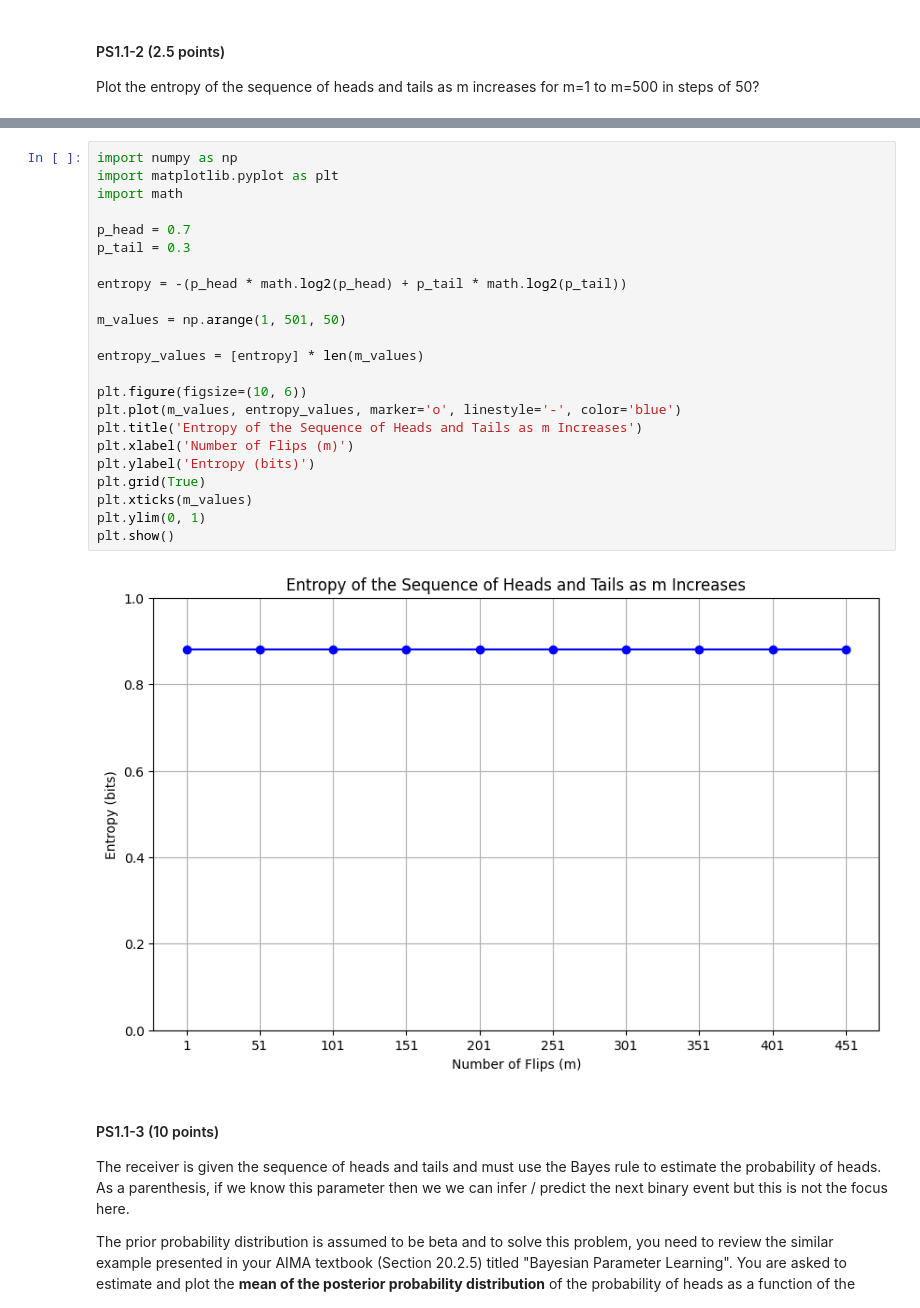
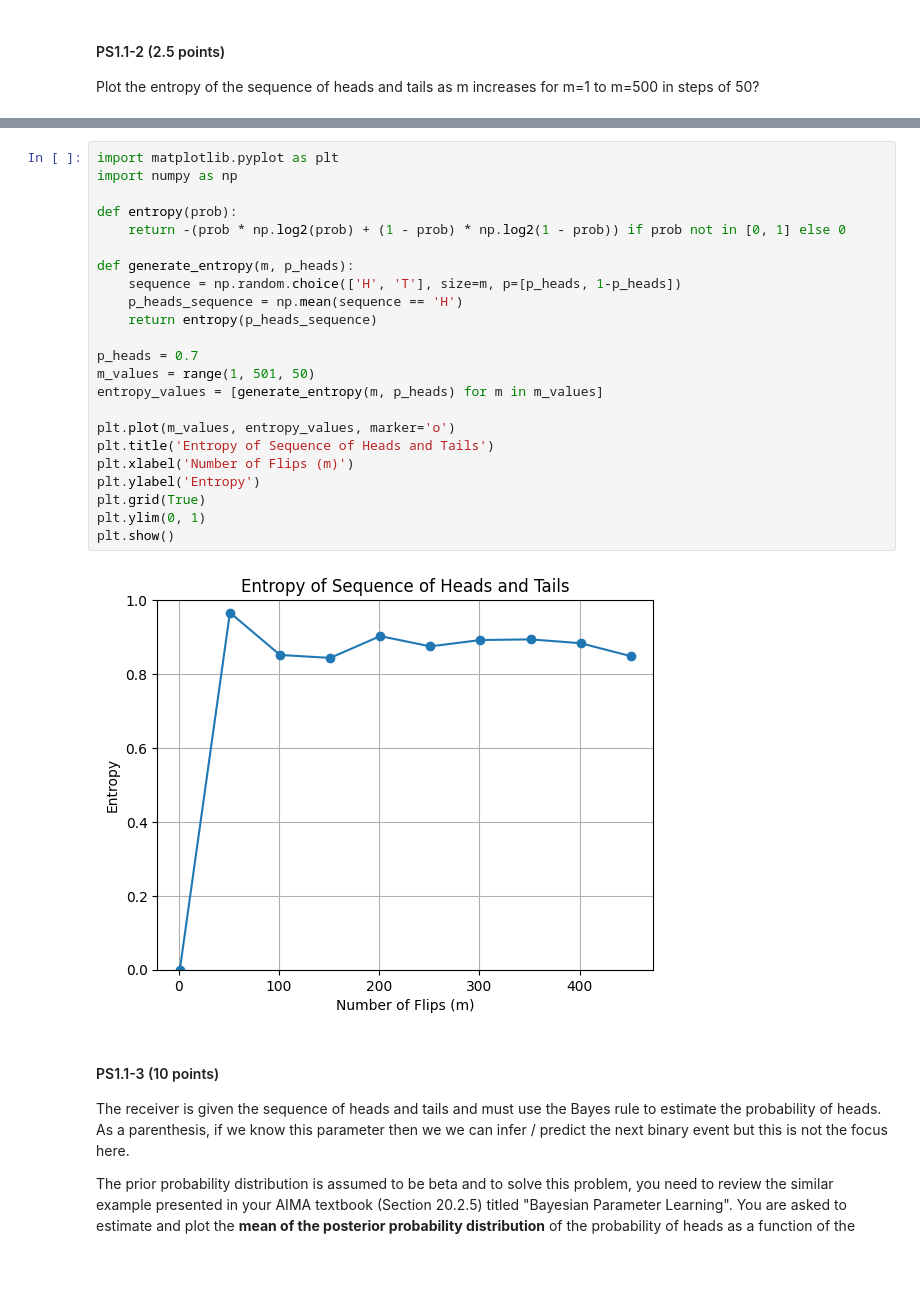
Before and after one commit to TNorsang/CS370-assignments, a Jupyter notebook: midterm-take-home/take-home.ipynb, the cells around one changed output, grey strips where cells are left out. Saved outputs shown, nothing was run; the diff lists cells and outputs as text; blank space fills up the shorter version.

```diff
--- a/midterm-take-home/take-home.ipynb
+++ b/midterm-take-home/take-home.ipynb
@@ -53,28 +56,28 @@ Requirement already satisfied: numpy<1.29.0,>=1.22.4 in c:\users\theno\appdata\l
 # %%
+import matplotlib.pyplot as plt
 import numpy as np
-import matplotlib.pyplot as plt
-import math
 
-p_head = 0.7
-p_tail = 0.3
+def entropy(prob):
+    return -(prob * np.log2(prob) + (1 - prob) * np.log2(1 - prob)) if prob not in [0, 1] else 0
 
-entropy = -(p_head * math.log2(p_head) + p_tail * math.log2(p_tail))
+def generate_entropy(m, p_heads):
+    sequence = np.random.choice(['H', 'T'], size=m, p=[p_heads, 1-p_heads])
+    p_heads_sequence = np.mean(sequence == 'H')
+    return entropy(p_heads_sequence)
 
-m_values = np.arange(1, 501, 50)
+p_heads = 0.7
+m_values = range(1, 501, 50)
+entropy_values = [generate_entropy(m, p_heads) for m in m_values]
 
-entropy_values = [entropy] * len(m_values)
-
-plt.figure(figsize=(10, 6))
-plt.plot(m_values, entropy_values, marker='o', linestyle='-', color='blue')
-plt.title('Entropy of the Sequence of Heads and Tails as m Increases')
+plt.plot(m_values, entropy_values, marker='o')
+plt.title('Entropy of Sequence of Heads and Tails')
 plt.xlabel('Number of Flips (m)')
-plt.ylabel('Entropy (bits)')
+plt.ylabel('Entropy')
 plt.grid(True)
-plt.xticks(m_values)
 plt.ylim(0, 1)
 plt.show()
 # %% [output]
-[figure, old version]
+[figure, new version]
 # %% [markdown]
 #### PS1.1-3 (10 points)
 
```
Also changed, not shown: parts of 1 cell of this notebook.
